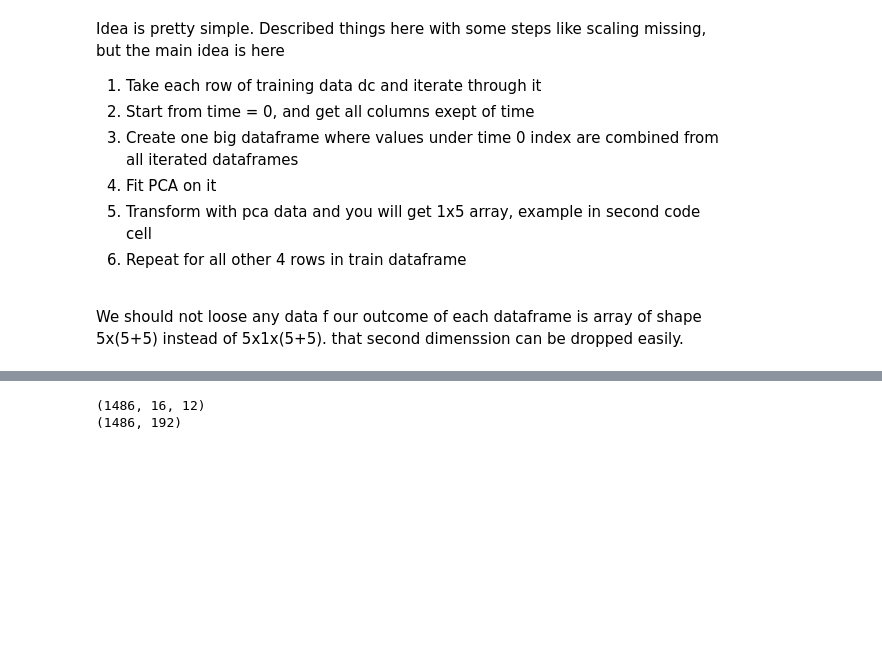
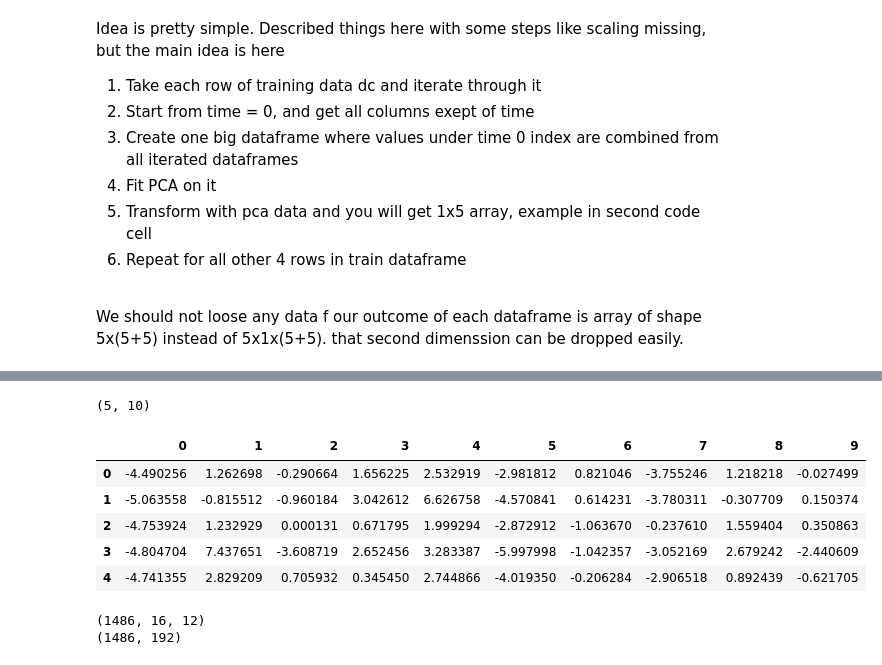
Before and after one commit to dHoundenko/Multi-Modal-Classification, a Jupyter notebook: project-work-MEx-classification.ipynb, the cells around one changed output, grey strips where cells are left out. Drawn from its saved outputs; the diff is of its cells as text; code cells hidden in the pictures; blank space fills up the shorter version.

```diff
--- a/project-work-MEx-classification.ipynb
+++ b/project-work-MEx-classification.ipynb
@@ -717,27 +596,3 @@ Idea is pretty simple. Described things here with some steps like scaling missin
 6. Repeat for all other 4 rows in train dataframe
 
 <br> We should not loose any data f our outcome of each dataframe is array of shape 5x(5+5) instead of 5x1x(5+5). that second dimenssion can be dropped easily.
-# %%
-training_data_dc = training_data[training_data['sensor_code'] == 'dc']
-training_data_dc['exercise_id'] = training_data_dc['exercise_id'].astype(int)
-
-test_data_dc = test_data[test_data['sensor_code'] == 'dc']
-test_data_dc['exercise_id'] = test_data_dc['exercise_id'].astype(int)
-
-st_time_0 = StandardScaler = ()
-st_time_1 = StandardScaler = ()
-st_time_2 = StandardScaler = ()
-st_time_3 = StandardScaler = ()
-st_time_4 = StandardScaler = ()
-
-df_time_0 = pd.DataFrame()
-#df_time_1 =
-
-for i, row in enumerate(training_data_dc['df']):
-    temp_df_time_0 = pd.DataFrame(training_data_dc['df'].iloc[i].iloc[0, training_data_dc['df'].iloc[i].columns != 'time'])
-    df_time_0 = pd.concat([df_time_0, temp_df_time_0.T], ignore_index=True)
-
-pca = PCA(n_components=5)
-pca.fit(df_time_0)
-
-res = pca.transform(df_time_0)
@@ -748 +781,14 @@ array([[ 2.35406148, -0.42864619,  0.43853421,  0.94261487,  0.08629975]])
+# %%
+training_data_dc['df'].iloc[0].shape
+# %% [output]
+(5, 10)
+# %%
+test_data_dc['df'].iloc[0]
+# %% [output]
+|  | 0 | 1 | 2 | 3 | 4 | 5 | 6 | 7 | 8 | 9 |
+| 0 | -4.490256 | 1.262698 | -0.290664 | 1.656225 | 2.532919 | -2.981812 | 0.821046 | -3.755246 | 1.218218 | -0.027499 |
+| 1 | -5.063558 | -0.815512 | -0.960184 | 3.042612 | 6.626758 | -4.570841 | 0.614231 | -3.780311 | -0.307709 | 0.150374 |
+| 2 | -4.753924 | 1.232929 | 0.000131 | 0.671795 | 1.999294 | -2.872912 | -1.063670 | -0.237610 | 1.559404 | 0.350863 |
+| 3 | -4.804704 | 7.437651 | -3.608719 | 2.652456 | 3.283387 | -5.997998 | -1.042357 | -3.052169 | 2.679242 | -2.440609 |
+| 4 | -4.741355 | 2.829209 | 0.705932 | 0.345450 | 2.744866 | -4.019350 | -0.206284 | -2.906518 | 0.892439 | -0.621705 |
 # %%
```
Also changed, not shown: parts of 10 cells of this notebook.
